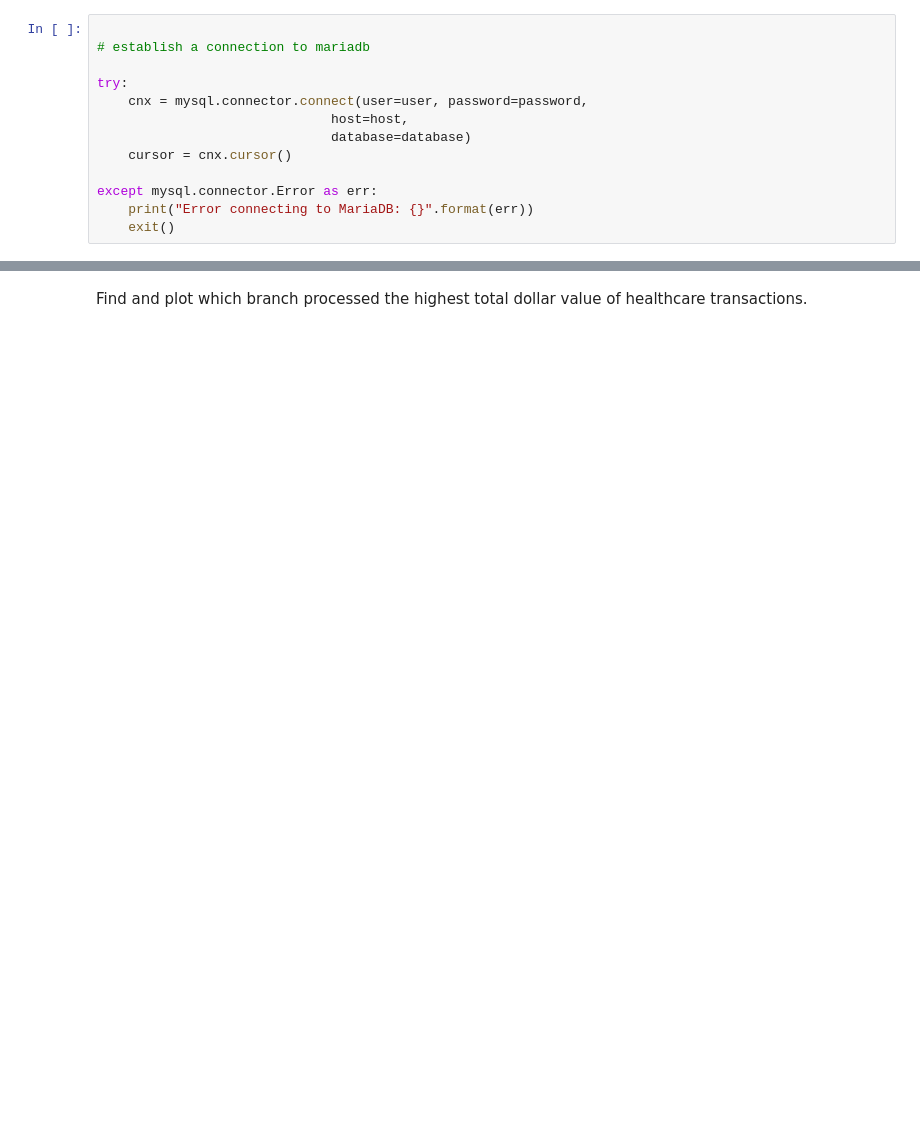
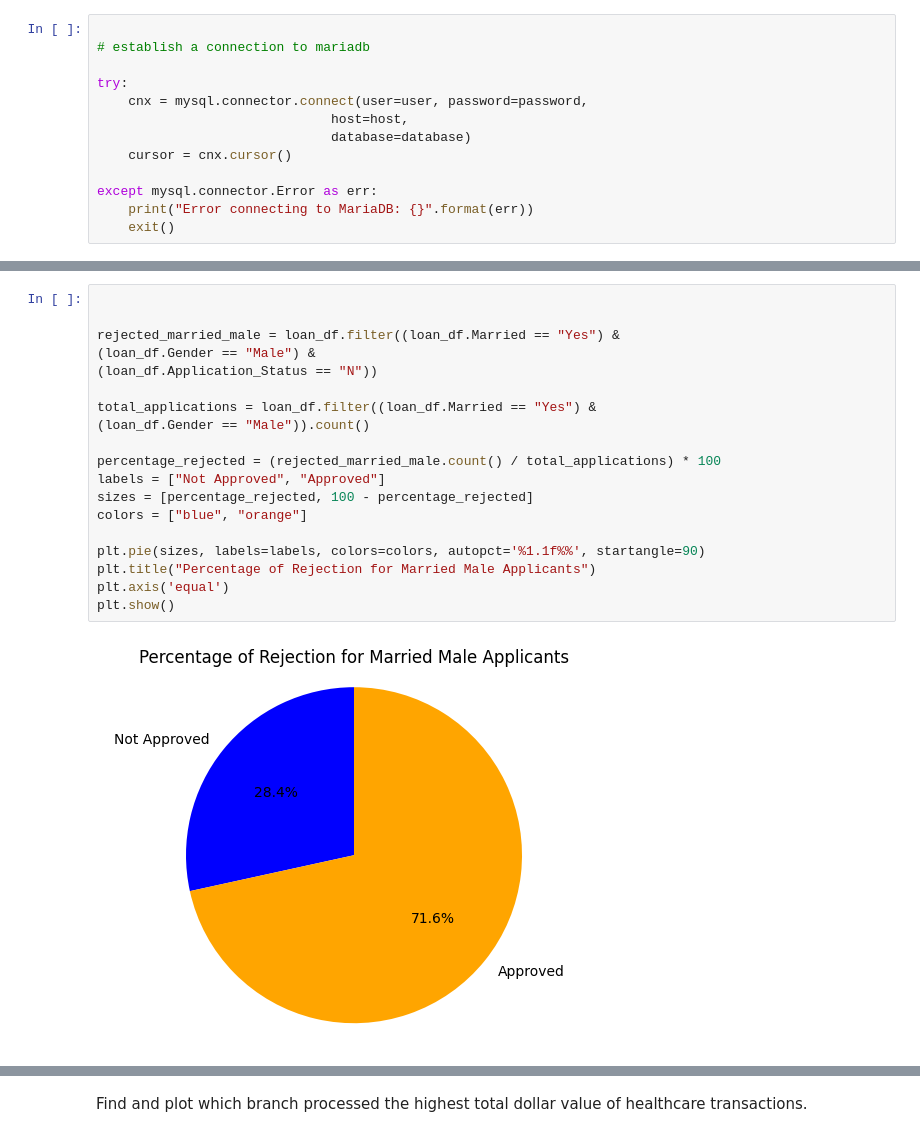
Before and after one commit to andrewrhoden/Data-Engineering---Capstone-Project, a Jupyter notebook: Capstone_Project.ipynb, the cells around one changed output, grey strips where cells are left out. Cells and saved outputs as stored; diff of their text form; blank space fills up the shorter version.

```diff
--- a/Capstone_Project.ipynb
+++ b/Capstone_Project.ipynb
@@ -721,0 +569,21 @@ Plot the percentage of rejection for married male applicants
+# %%
+
+
+rejected_married_male = loan_df.filter((loan_df.Married == "Yes") &
+(loan_df.Gender == "Male") &
+(loan_df.Application_Status == "N"))
+
+total_applications = loan_df.filter((loan_df.Married == "Yes") &
+(loan_df.Gender == "Male")).count()
+
+percentage_rejected = (rejected_married_male.count() / total_applications) * 100
+labels = ["Not Approved", "Approved"]
+sizes = [percentage_rejected, 100 - percentage_rejected]
+colors = ["blue", "orange"]
+
+plt.pie(sizes, labels=labels, colors=colors, autopct='%1.1f%%', startangle=90)
+plt.title("Percentage of Rejection for Married Male Applicants")
+plt.axis('equal')
+plt.show()
+# %% [output]
+[figure, added]
```
Also changed, not shown: parts of 22 cells of this notebook, 3 other files.
